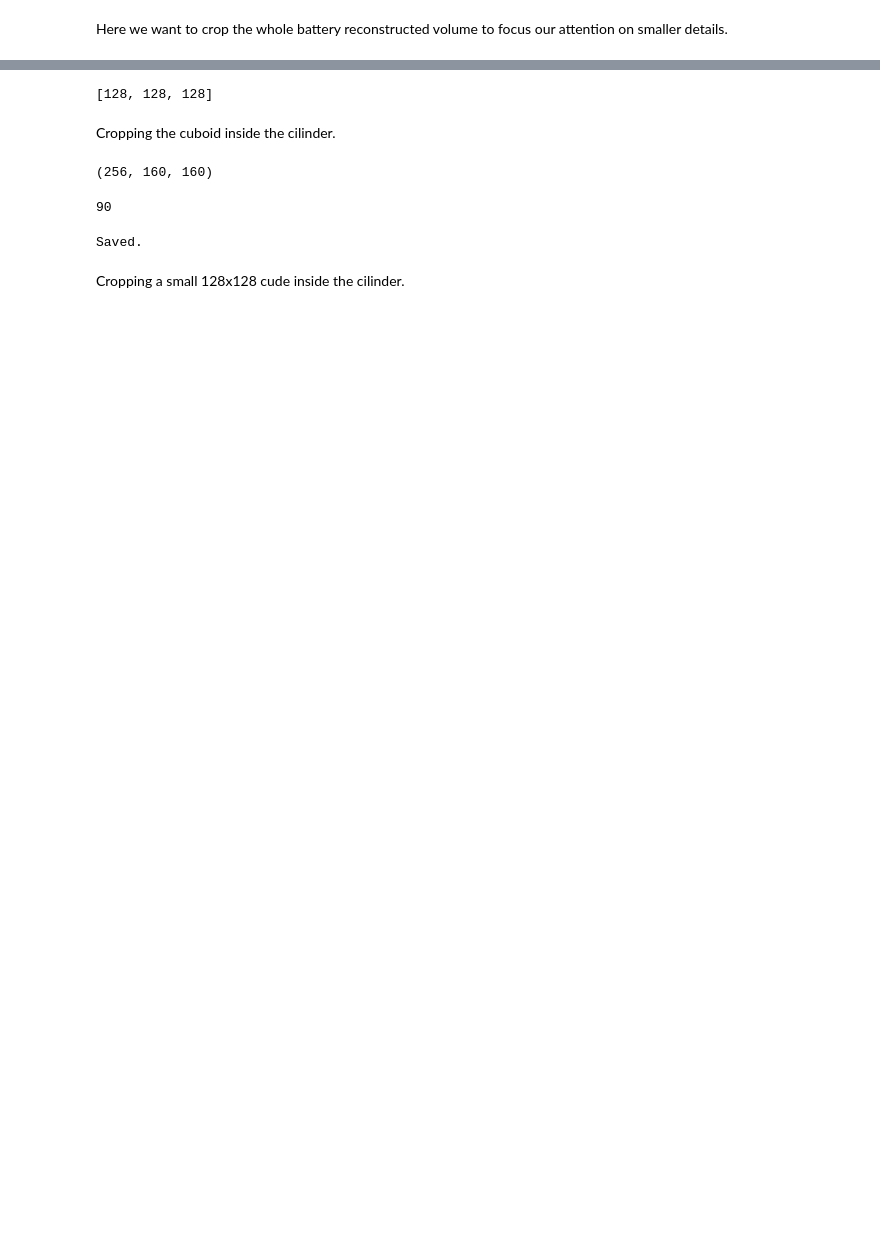
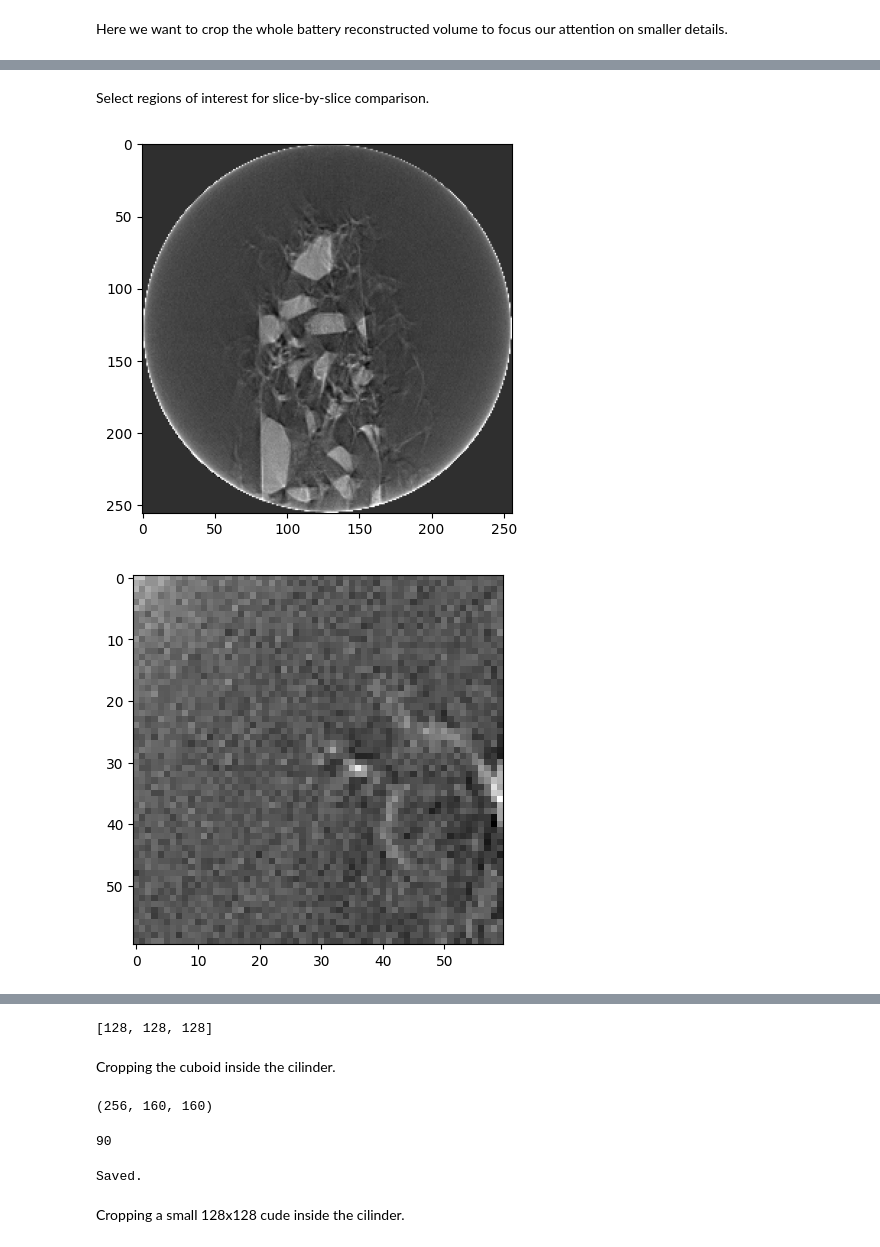
Before and after one commit to marcosolime/xray-analysis, a Jupyter notebook: extra/crop_volume.ipynb, the cells around one changed output, grey strips where cells are left out. Cells and saved outputs as stored; diff of their text form; code cells hidden in the pictures; blank space fills up the shorter version.

```diff
--- a/extra/crop_volume.ipynb
+++ b/extra/crop_volume.ipynb
@@ -50,0 +77,28 @@ plt.show()
+# %% [markdown]
+Select regions of interest for slice-by-slice comparison.
+# %%
+# Slice 51
+
+# Whole
+img = slices[1]
+plt.imshow(img, cmap='gray')
+plt.show()
+
+# A crop
+origin_x, origin_y = 40, 40
+box_dim = 60
+
+img_crop = img[origin_x:origin_x+box_dim, origin_y:origin_y+box_dim]
+plt.imshow(img_crop, cmap='gray')
+plt.show()
+
+# B crop
+origin_x, origin_y = 100, 80
+box_dim = 80
+
+img_crop = img[origin_x:origin_x+box_dim, origin_y:origin_y+box_dim]
+plt.imshow(img_crop, cmap='gray')
+plt.show()
+# %% [output]
+[figure, added]
+[figure, added]
```
Also changed, not shown: parts of 15 cells of this notebook, 9 other files.
